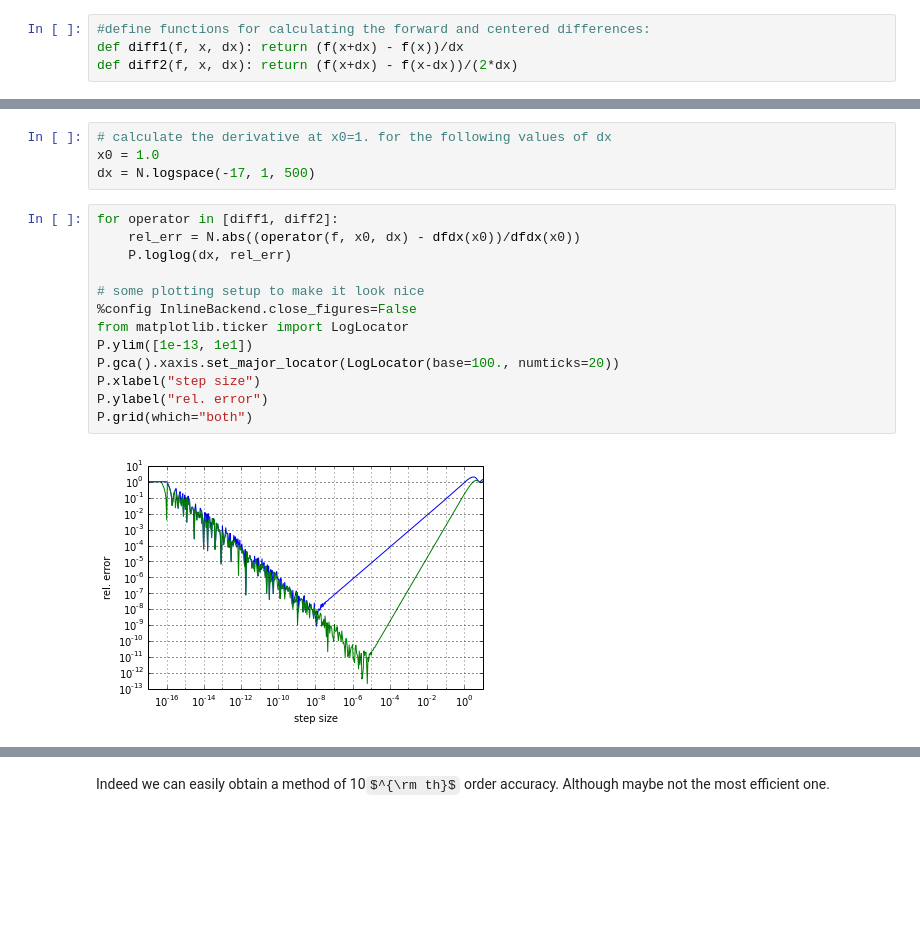
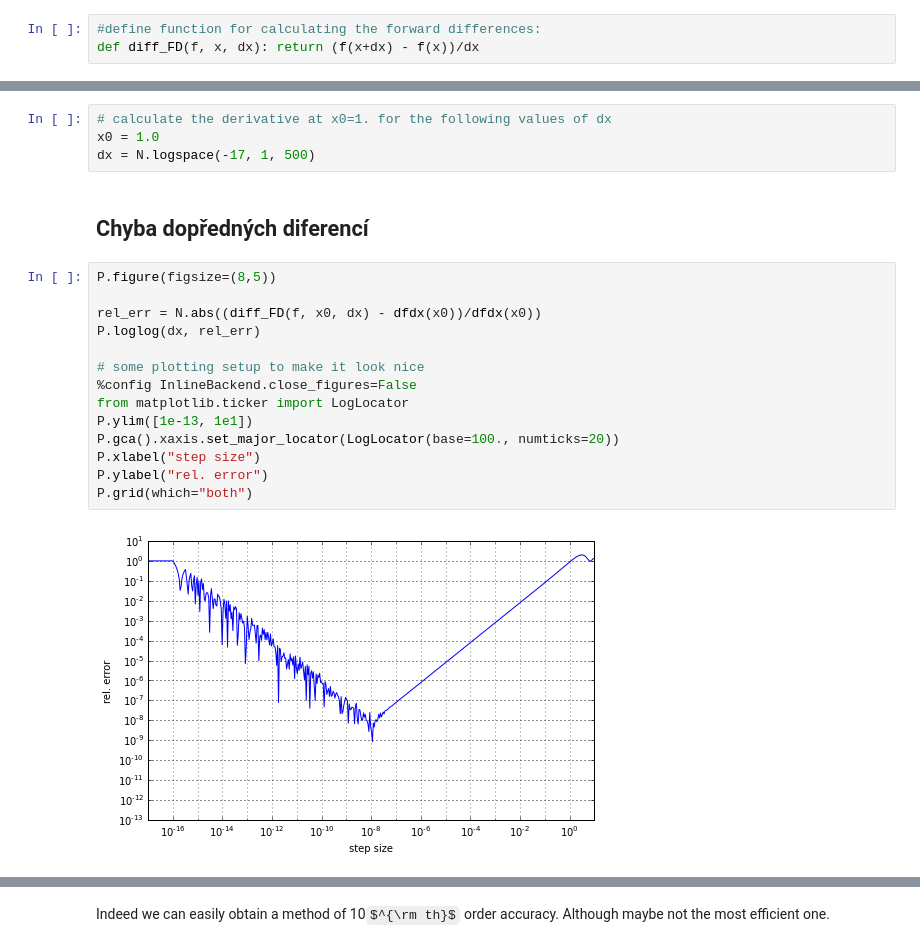
Before and after one commit to rouckas/NEVF138, a Jupyter notebook: 010 Differentiation.ipynb, the cells around one changed output, grey strips where cells are left out. Drawn from its saved outputs; the diff is of its cells as text; some formulas as TeX source; blank space fills up the shorter version.

```diff
--- a/010 Differentiation.ipynb
+++ b/010 Differentiation.ipynb
@@ -4,7 +51,6 @@
 import pylab as P
 import numpy as N
 # %%
-#define functions for calculating the forward and centered differences:
-def diff1(f, x, dx): return (f(x+dx) - f(x))/dx
-def diff2(f, x, dx): return (f(x+dx) - f(x-dx))/(2*dx)
+#define function for calculating the forward differences:
+def diff_FD(f, x, dx): return (f(x+dx) - f(x))/dx
 # %%
@@ -21,20 +66,23 @@ def dfdx3(x): return -N.cos(x)
 # calculate the derivative at x0=1. for the following values of dx
 x0 = 1.0
 dx = N.logspace(-17, 1, 500)
+# %% [markdown]
+## Chyba dopředných diferencí
 # %%
-for operator in [diff1, diff2]:
-    rel_err = N.abs((operator(f, x0, dx) - dfdx(x0))/dfdx(x0))
-    P.loglog(dx, rel_err)
+P.figure(figsize=(8,5))
+
+rel_err = N.abs((diff_FD(f, x0, dx) - dfdx(x0))/dfdx(x0))
+P.loglog(dx, rel_err)
 
 # some plotting setup to make it look nice
 %config InlineBackend.close_figures=False
 from matplotlib.ticker import LogLocator
 P.ylim([1e-13, 1e1])
 P.gca().xaxis.set_major_locator(LogLocator(base=100., numticks=20))
 P.xlabel("step size")
 P.ylabel("rel. error")
 P.grid(which="both")
 # %% [output]
-[figure, old version]
+[figure, new version]
 # %%
 #compare with the asymptotic error value
```
Also changed, not shown: parts of 10 cells of this notebook, 12 other files.
